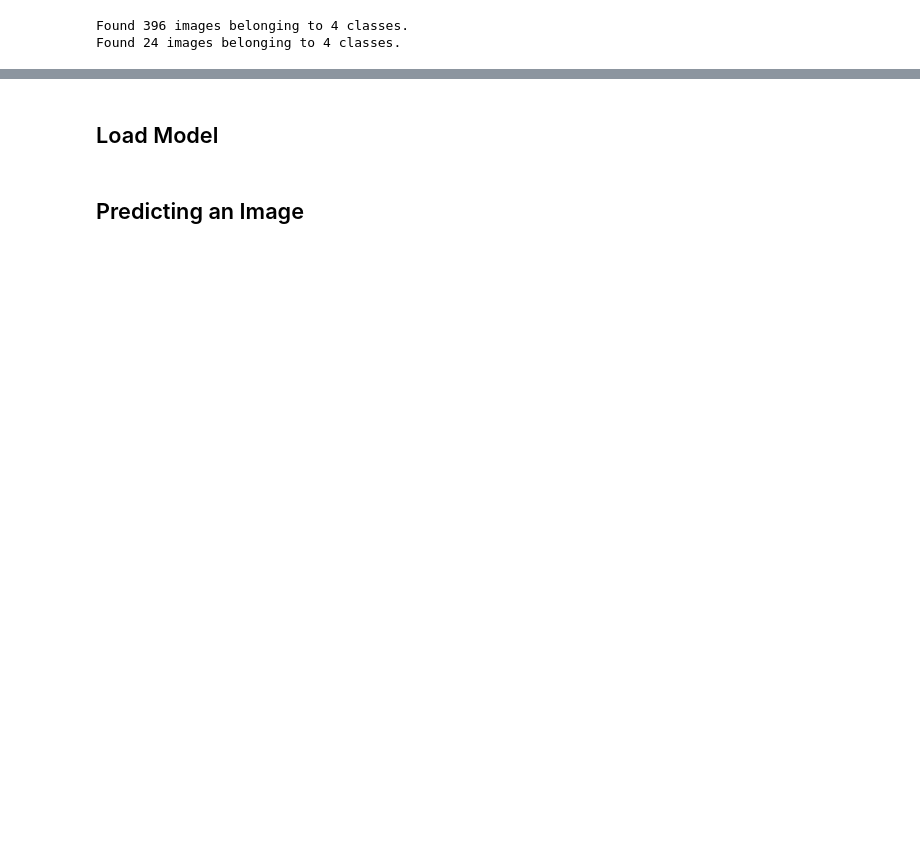
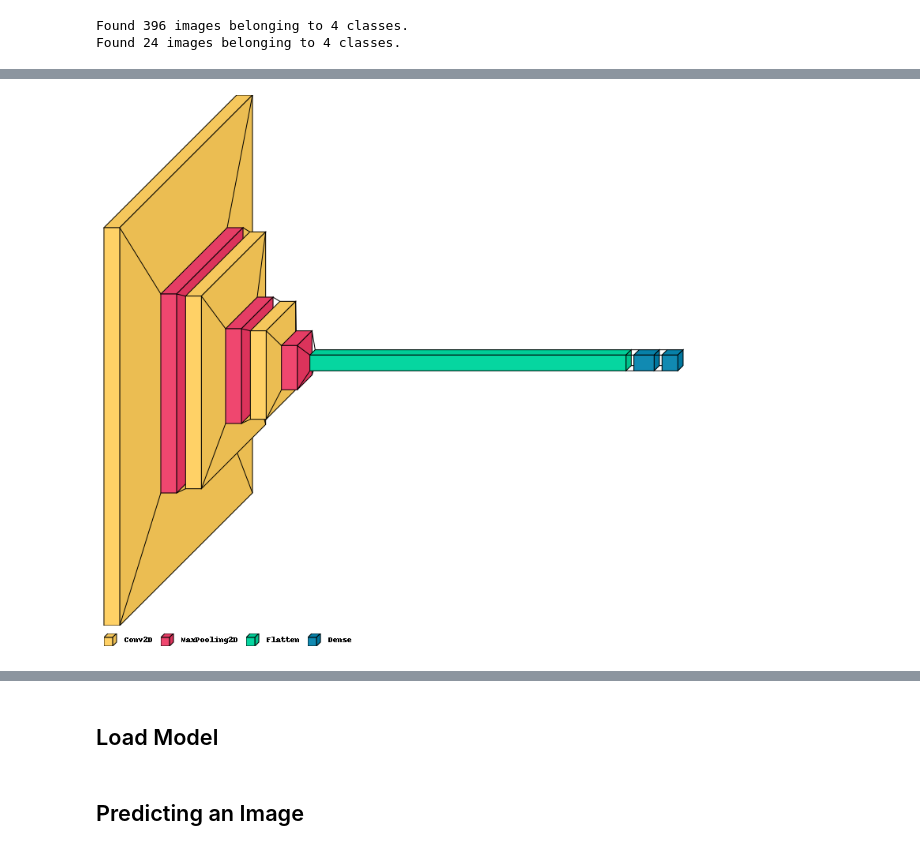
Before and after one commit to thisisaldi/dscc, a Jupyter notebook: classification/model.ipynb, the cells around one changed output, grey strips where cells are left out. Cells and saved outputs as stored; diff of their text form; code cells hidden in the pictures; blank space fills up the shorter version.

```diff
--- a/classification/model.ipynb
+++ b/classification/model.ipynb
@@ -106,3 +111,10 @@ Epoch 10: saving model to ./trained_model\model.ckpt
+# %%
+import visualkeras
+from PIL import ImageFont
+
+visualkeras.layered_view(model, legend=True)
+# %% [output]
+[figure, added]
 # %%
 import matplotlib.pyplot as plt
 
```
Also changed, not shown: parts of 7 cells of this notebook, 1 other file.
